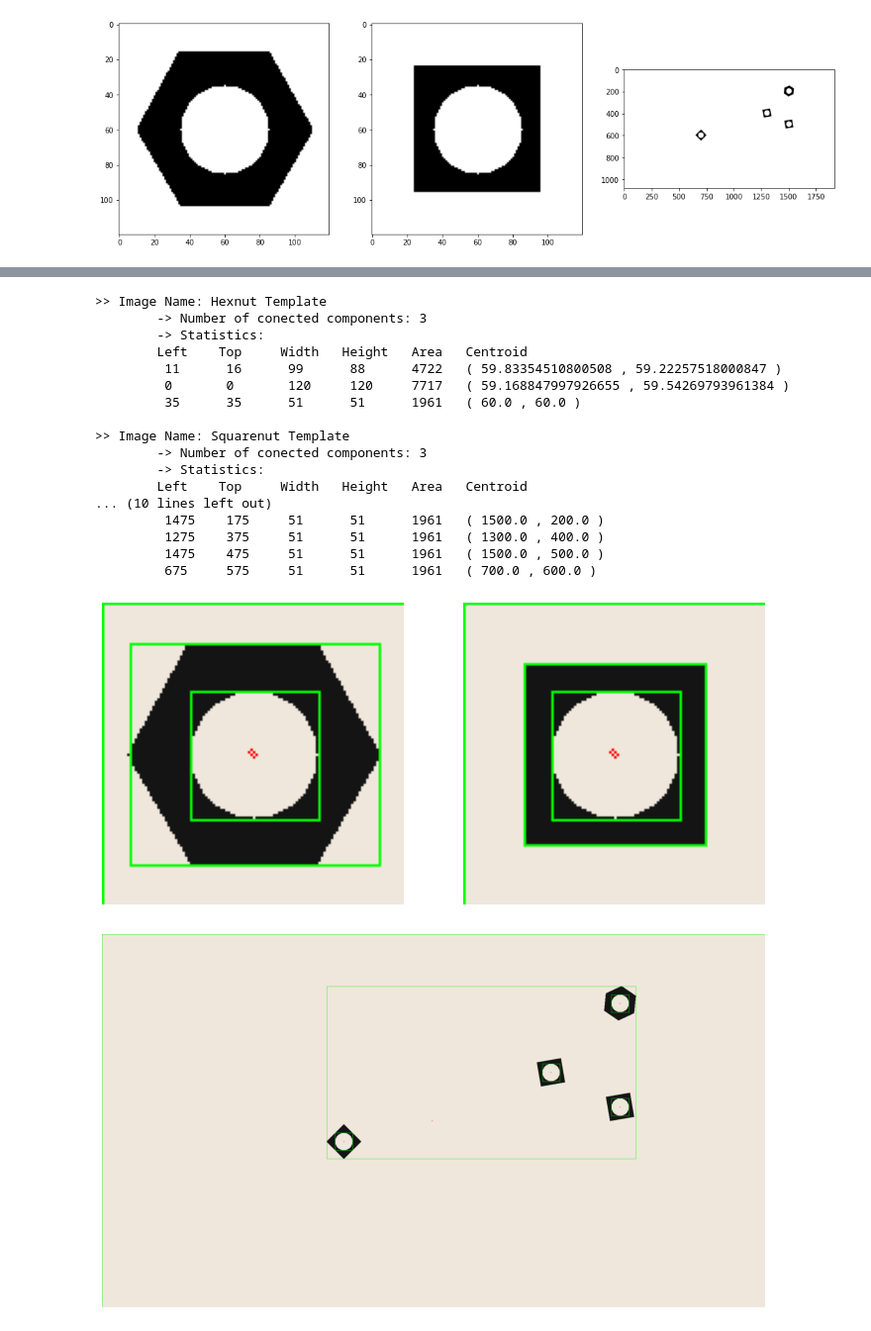
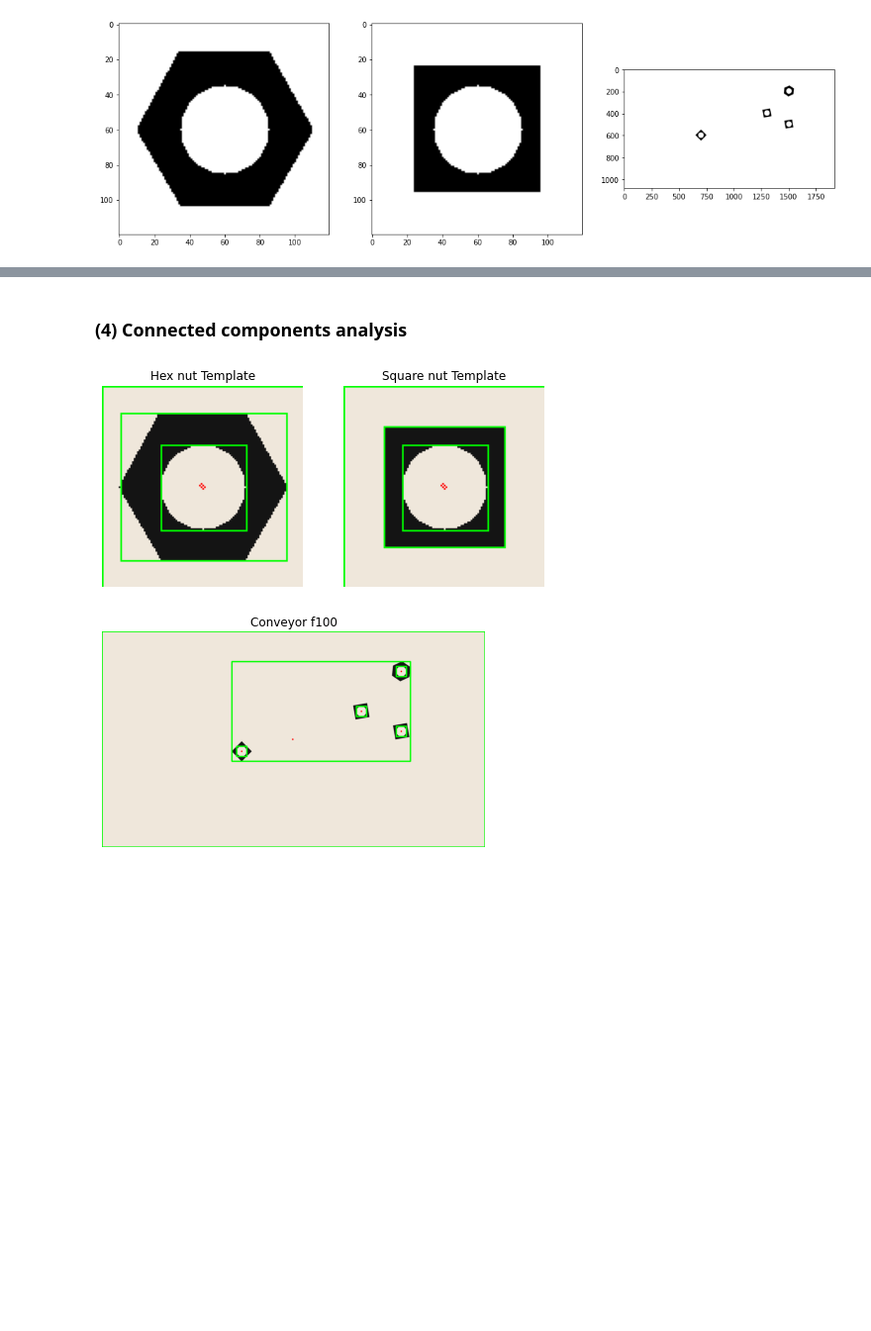
Before and after one commit to vidurawarna/EN2550_CV, a Jupyter notebook: Assignments/Assignment 3/190397E_a03.ipynb, the cells around one changed output, grey strips where cells are left out. Shown at 99% size. Saved outputs shown, nothing was run; the diff lists cells and outputs as text; code cells hidden in the pictures; blank space fills up the shorter version.

```diff
--- a/Assignments/Assignment 3/190397E_a03.ipynb
+++ b/Assignments/Assignment 3/190397E_a03.ipynb
@@ -75,54 +69,53 @@ plt.show()
+# %% [markdown]
+
+### (4) Connected components analysis
 # %%
-outputs = []
-names = ['Hexnut Template','Squarenut Template','Conveyor f100']
+line_widths = [1,1,5]
+names = ['Hex nut Template','Square nut Template','Conveyor f100']
+f = open("output.txt",'w')
+f.write("")
+f.close()
+f = open("output.txt",'a')
 
-fig, ax = plt.subplots(1,2,figsize=(12,6))
-fig2,ax2 = plt.subplots(figsize=(12,12))
+fig, ax = plt.subplots(1,2,figsize=(8,4))
+fig2,ax2 = plt.subplots(figsize=(8,4))
+
+f.write("<ol>")
 for i in range(3):
 
     (no_Labels, labels, stats, centroids) = cv.connectedComponentsWithStats(morph_images[i], 4, cv.CV_32S)
     outputs.append((numLabels, labels, stats, centroids))
 
-    print(">> Image Name: " + names[i]+"\n\t-> Number of conected components: "+str(no_Labels))
-    print("\t-> Statistics: ")
-    print("\tLeft  \tTop  \tWidth  \tHeight   Area\tCentroid")
+    f.write("<li>Image Name: " + names[i]+"<br><ul><li> Number of conected components: "+str(no_Labels)+"</li>")
+    f.write("<li>Statistics: </li></ul>")
+    f.write("<table>")
+    f.write("<tr><th>Component</th><th>Left</th><th>Top</th><th>Width</th><th>Height</th><th>Area</th><th>Centroid</th></tr>")
 
     output = images[i].copy()
 
     for j in range(no_Labels):
         x = stats[j, cv.CC_STAT_LEFT]
         y = stats[j, cv.CC_STAT_TOP]
         w = stats[j, cv.CC_STAT_WIDTH]
         h = stats[j, cv.CC_STAT_HEIGHT]
         area = stats[j, cv.CC_STAT_AREA]
         (cX, cY) = centroids[j]
-        cv.rectangle(output, (x, y), (x + w, y + h), (0, 255, 0), 1)
-        cv.circle(output, (int(cX), int(cY)), 1, (0, 0, 255), 1)
-        print("\t",x,"\t",y,"\t",w,"\t",h,"\t",area,"\t(",cX,",",cY,")")
+        cv.rectangle(output, (x, y), (x + w, y + h), (0, 255, 0), line_widths[i])
+        cv.circle(output, (int(cX), int(cY)), 1, (0, 0, 255), line_widths[i])
+        row = "<tr><td>"+str(j+1)+"</td><td>"+str(x)+"</td><td>"+str(y)+"</td><td>"+str(w)+"</td><td>"+str(h)+"</td><td>"+str(area)+"</td><td>("+str(cX)+","+str(cY)+")</td></tr>"
+        f.write(row)
     if i<2:
         ax[i].imshow(cv.cvtColor(output, cv.COLOR_RGB2BGR))
         ax[i].axis('off')
+        ax[i].set_title(names[i])
     else:
         ax2.imshow(cv.cvtColor(output, cv.COLOR_RGB2BGR))
         ax2.axis('off')
-    print("")
+        ax2.set_title(names[i])
+    f.write("</table></li>")
+    f.write("")
+f.write("</ol>")
+f.close()
 # %% [output]
->> Image Name: Hexnut Template
-        -> Number of conected components: 3
-        -> Statistics:
-        Left    Top     Width   Height   Area   Centroid
-         11      16      99      88      4722   ( 59.83354510800508 , 59.22257518000847 )
-         0       0       120     120     7717   ( 59.168847997926655 , 59.54269793961384 )
-         35      35      51      51      1961   ( 60.0 , 60.0 )
-
->> Image Name: Squarenut Template
-        -> Number of conected components: 3
-        -> Statistics:
-        Left    Top     Width   Height   Area   Centroid
-... (10 lines left out)
-         1475    175     51      51      1961   ( 1500.0 , 200.0 )
-         1275    375     51      51      1961   ( 1300.0 , 400.0 )
-         1475    475     51      51      1961   ( 1500.0 , 500.0 )
-         675     575     51      51      1961   ( 700.0 , 600.0 )
-[figure, old version]
+[figure, new version]
-[figure, old version]
+[figure, new version]
```
Also changed, not shown: parts of 15 cells of this notebook, 4 other files.
